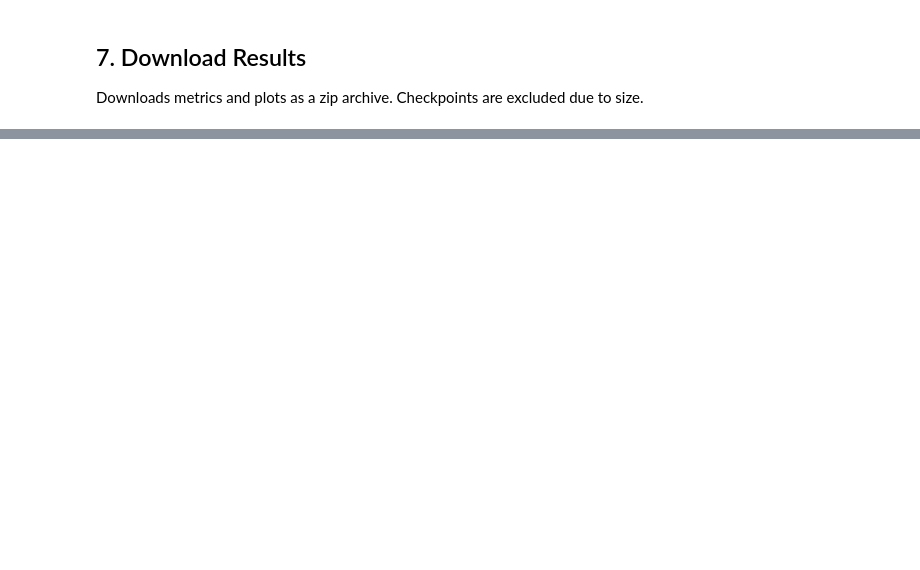
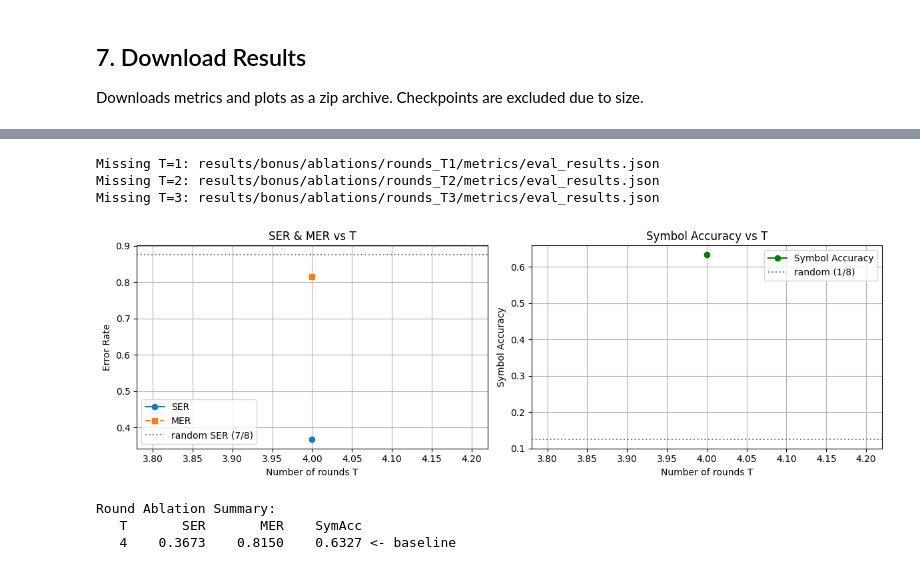
Before and after one commit to caltinuzengi/cs515-deep-learning, a Jupyter notebook: bonus/colab_bonus.ipynb, the cells around one changed output, grey strips where cells are left out. Drawn from its saved outputs; the diff is of its cells as text; code cells hidden in the pictures; blank space fills up the shorter version.

```diff
--- a/bonus/colab_bonus.ipynb
+++ b/bonus/colab_bonus.ipynb
@@ -154,0 +290,63 @@ files.download(zip_path + '.zip')
+# %%
+import json, os
+import matplotlib.pyplot as plt
+from IPython.display import display
+
+round_results = {}
+for t in [1, 2, 3]:
+    path = f'results/bonus/ablations/rounds_T{t}/metrics/eval_results.json'
+    if os.path.exists(path):
+        with open(path) as f:
+            round_results[t] = json.load(f)
+    else:
+        print(f'Missing T={t}: {path}')
+
+baseline_path = 'results/bonus/metrics/eval_results.json'
+if os.path.exists(baseline_path):
+    with open(baseline_path) as f:
+        round_results[4] = json.load(f)
+
+if not round_results:
+    print('No results found. Run the training cells above first.')
+else:
+    ts    = sorted(round_results)
+    sers  = [round_results[t]['SER']  for t in ts]
+    mers  = [round_results[t]['MER']  for t in ts]
+    saccs = [round_results[t]['symbol_accuracy'] for t in ts]
+
+    fig, axes = plt.subplots(1, 2, figsize=(12, 4))
+    axes[0].plot(ts, sers, 'o-', label='SER')
+    axes[0].plot(ts, mers, 's--', label='MER')
+    axes[0].axhline(1 - 1/8, color='gray', linestyle=':', label='random SER (7/8)')
+    axes[0].set_xlabel('Number of rounds T')
+    axes[0].set_ylabel('Error Rate')
+    axes[0].set_title('SER & MER vs T')
+    axes[0].legend(); axes[0].grid(True)
+
+    axes[1].plot(ts, saccs, 'o-', color='green', label='Symbol Accuracy')
+    axes[1].axhline(1/8, color='gray', linestyle=':', label='random (1/8)')
+    axes[1].set_xlabel('Number of rounds T')
+    axes[1].set_ylabel('Symbol Accuracy')
+    axes[1].set_title('Symbol Accuracy vs T')
+    axes[1].legend(); axes[1].grid(True)
+
+    os.makedirs('results/bonus/ablations', exist_ok=True)
+    plt.tight_layout()
+    plt.savefig('results/bonus/ablations/round_ablation.png', dpi=100)
+    display(fig)
+    plt.close()
+
+    print('\nRound Ablation Summary:')
+    print(f'{"T":>4}  {"SER":>8}  {"MER":>8}  {"SymAcc":>8}')
+    for t in ts:
+        r = round_results[t]
+        tag = ' <- baseline' if t == 4 else ''
+        print(f'{t:>4}  {r["SER"]:>8.4f}  {r["MER"]:>8.4f}  {r["symbol_accuracy"]:>8.4f}{tag}')
+# %% [output]
+Missing T=1: results/bonus/ablations/rounds_T1/metrics/eval_results.json
+Missing T=2: results/bonus/ablations/rounds_T2/metrics/eval_results.json
+Missing T=3: results/bonus/ablations/rounds_T3/metrics/eval_results.json
+[figure, added]
+Round Ablation Summary:
+   T       SER       MER    SymAcc
+   4    0.3673    0.8150    0.6327 <- baseline
```
Also changed, not shown: parts of 20 cells of this notebook, 7 other files.
